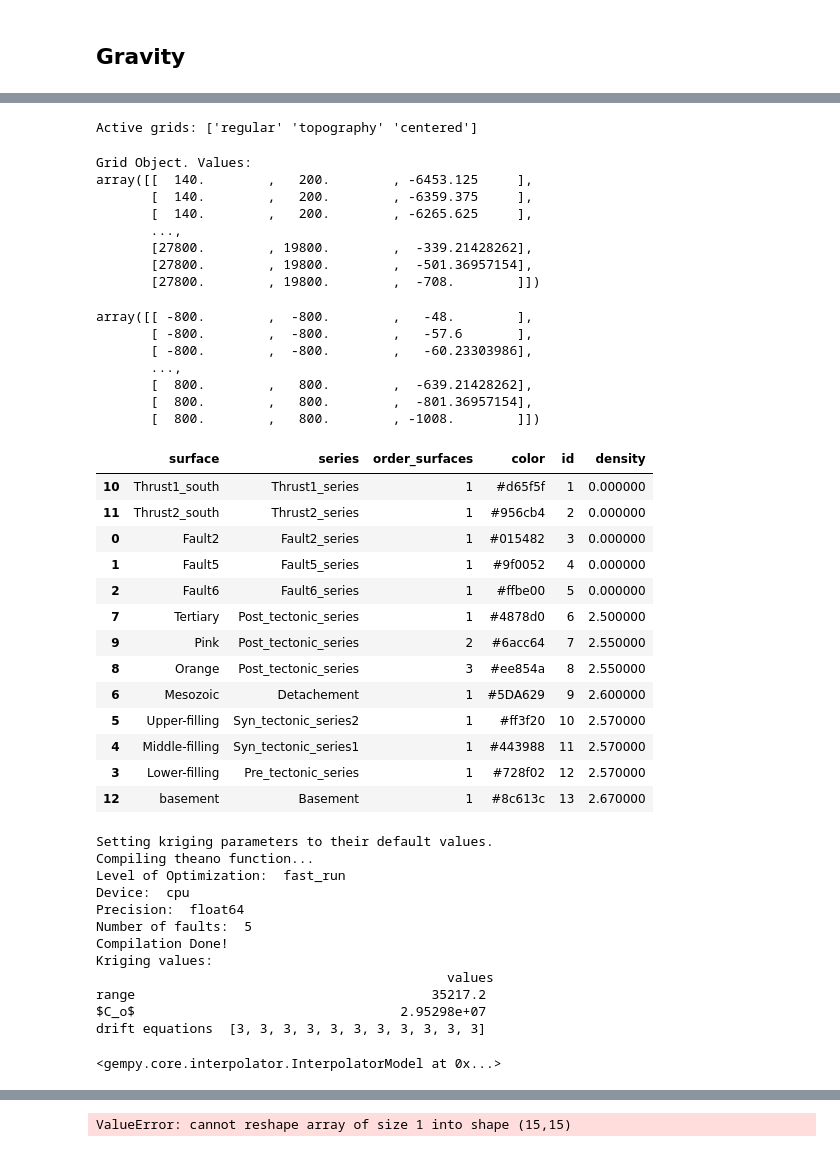
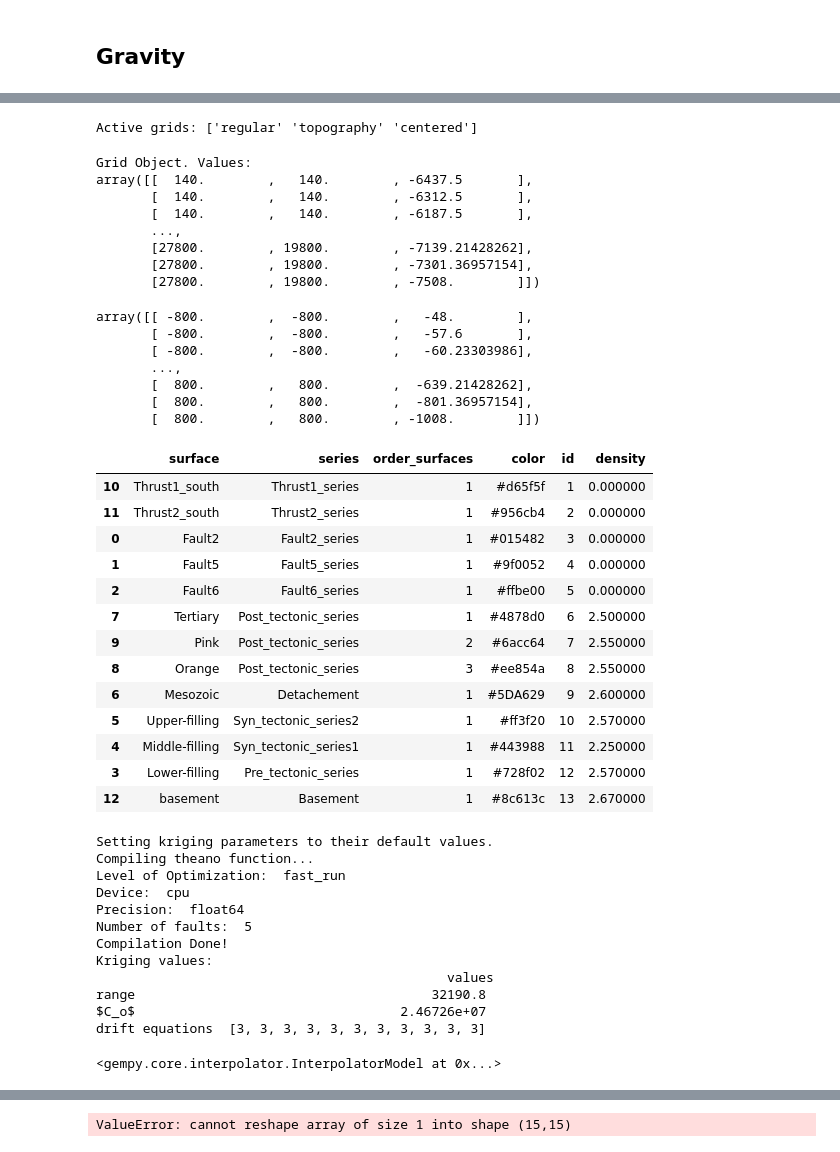
Before and after one commit to Japhiolite/PCT-modelling, a Jupyter notebook: notebooks/GemPy_PCT_new_plotting.ipynb, the cells around one changed output, grey strips where cells are left out. Drawn from its saved outputs; the diff is of its cells as text; code cells hidden in the pictures.

```diff
--- a/notebooks/GemPy_PCT_new_plotting.ipynb
+++ b/notebooks/GemPy_PCT_new_plotting.ipynb
@@ -29,15 +29,16 @@ from gempy.plot import vista
 # Initialize the model
 We start with modelling the trough by generating a gempy model object. This will use interface points and orientations, which we previously stored in a `.csv` file.
 # %%
+np.random.seed(333)
 # Import data
 # Create a model instance
 geo_model = gp.create_model('PCT_model')
 
 # Initialize the model, set dimension and load interface and orientation data
-gp.init_data(geo_model, [0, 28000., 0, 20000., -6500, 1000.], [100, 50, 80],
-            path_i = '../data/leu2008/line82_interfaces_reduced_999_3D.csv',
-            path_o = '../data/leu2008/line82_foliations_reduced_3D.csv');
-geo_model.set_topography(source='random', d_z=np.array([0,1000]), fd=1.2);
+gp.init_data(geo_model, [0, 28000., 0, 14000., -6500, 1000.], [100, 50, 60],
+            path_i = '../data/leu2008/line82_interfaces_MC.csv',
+            path_o = '../data/leu2008/line82_foliations_MC.csv');
+geo_model.set_topography(source='random', d_z=np.array([300,1000]));
 # %% [output]
 Active grids: ['regular']
 Active grids: ['regular' 'topography']
@@ -238,2 +247,11 @@ gp.plot_2d(geo_model, cell_number=25, show_data=False, show_topography=True,
 # %% [markdown]
 ## Gravity
+# %%
+# distribute stations
+import random
+random.seed(90)
+station_indices = random.sample(range(0, 4999), 25)
+station_coordinates = geo_model._grid.topography.values[station_indices, :]
+
+cs = plt.scatter(station_coordinates[:,0], station_coordinates[:,1], c=station_coordinates[:,2], cmap='viridis')
+plt.colorbar(cs)
@@ -239,0 +261,5 @@ gp.plot_2d(geo_model, cell_number=25, show_data=False, show_topography=True,
+# %%
+from gempy.assets.geophysics import GravityPreprocessing
+geo_model.set_centered_grid(station_coordinates,  resolution = [10, 10, 15], radius=6000)
+g = GravityPreprocessing(geo_model.grid.centered_grid)
+tz = g.set_tz_kernel()
@@ -242,7 +287,7 @@ gp.plot_2d(geo_model, cell_number=25, show_data=False, show_topography=True,
 grav_res = 15
 X = np.linspace(1000, 27000, grav_res)
 Y = np.linspace(1000, 19000, grav_res)
-Z = 300
+Z = -6500
 
 xyz = np.meshgrid(X, Y, Z)
 xy_ravel = np.vstack(list(map(np.ravel, xyz))).T
@@ -257,13 +303,13 @@ geo_model.set_centered_grid(xy_ravel, resolution = [20, 15, 20], radius = 800)
 # %% [output]
 Active grids: ['regular' 'topography' 'centered']
 Grid Object. Values:
-array([[  140.        ,   200.        , -6453.125     ],
-       [  140.        ,   200.        , -6359.375     ],
-       [  140.        ,   200.        , -6265.625     ],
+array([[  140.        ,   140.        , -6437.5       ],
+       [  140.        ,   140.        , -6312.5       ],
+       [  140.        ,   140.        , -6187.5       ],
        ...,
-       [27800.        , 19800.        ,  -339.21428262],
-       [27800.        , 19800.        ,  -501.36957154],
-       [27800.        , 19800.        ,  -708.        ]])
+       [27800.        , 19800.        , -7139.21428262],
+       [27800.        , 19800.        , -7301.36957154],
+       [27800.        , 19800.        , -7508.        ]])
 # %%
 geo_model.grid.centered_grid.kernel_centers
 # %% [output]
@@ -277,21 +323,21 @@ array([[ -800.        ,  -800.        ,   -48.        ],
 # %%
 # add densities - from abdelfettah 2014
 densities = [0, 0, 0, 0, 0, 2.5, 2.55, 2.55,
-             2.60, 2.57, 2.57, 2.57, 2.67]
+             2.60, 2.57, 2.25, 2.57, 2.67]
 geo_model.add_surface_values(densities, ['density'])
 # %% [output]
 |  | surface | series | order_surfaces | color | id | density |
 | 10 | Thrust1_south | Thrust1_series | 1 | #d65f5f | 1 | 0.000000 |
 | 11 | Thrust2_south | Thrust2_series | 1 | #956cb4 | 2 | 0.000000 |
 | 0 | Fault2 | Fault2_series | 1 | #015482 | 3 | 0.000000 |
 | 1 | Fault5 | Fault5_series | 1 | #9f0052 | 4 | 0.000000 |
 | 2 | Fault6 | Fault6_series | 1 | #ffbe00 | 5 | 0.000000 |
 | 7 | Tertiary | Post_tectonic_series | 1 | #4878d0 | 6 | 2.500000 |
 | 9 | Pink | Post_tectonic_series | 2 | #6acc64 | 7 | 2.550000 |
 | 8 | Orange | Post_tectonic_series | 3 | #ee854a | 8 | 2.550000 |
 | 6 | Mesozoic | Detachement | 1 | #5DA629 | 9 | 2.600000 |
 | 5 | Upper-filling | Syn_tectonic_series2 | 1 | #ff3f20 | 10 | 2.570000 |
-| 4 | Middle-filling | Syn_tectonic_series1 | 1 | #443988 | 11 | 2.570000 |
+| 4 | Middle-filling | Syn_tectonic_series1 | 1 | #443988 | 11 | 2.250000 |
 | 3 | Lower-filling | Pre_tectonic_series | 1 | #728f02 | 12 | 2.570000 |
 | 12 | basement | Basement | 1 | #8c613c | 13 | 2.670000 |
 # %%
@@ -306,8 +352,8 @@ Number of faults:  5
 Compilation Done!
 Kriging values:
                                              values
-range                                      35217.2
-$C_o$                                  2.95298e+07
+range                                      32190.8
+$C_o$                                  2.46726e+07
 drift equations  [3, 3, 3, 3, 3, 3, 3, 3, 3, 3, 3]
 <gempy.core.interpolator.InterpolatorModel at 0x...>
 # %%
```
Also changed, not shown: parts of 16 cells of this notebook, 6 other files.
